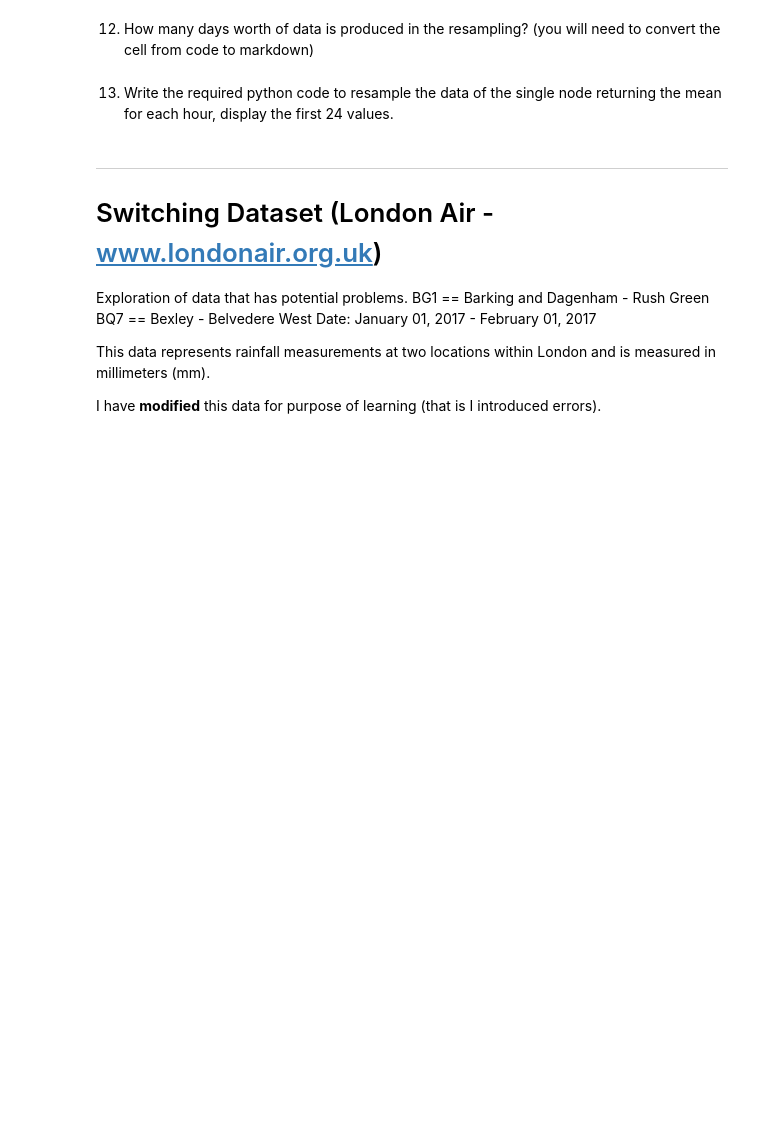
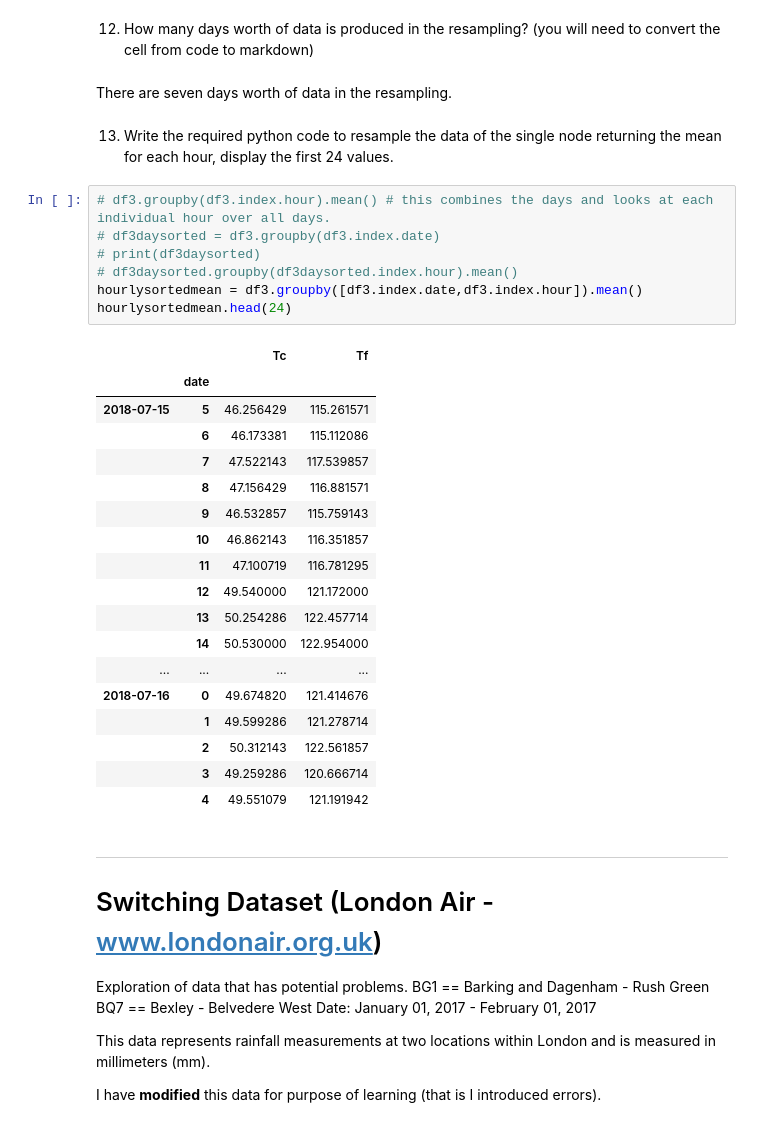
Before and after one commit to eparrish64/csci627-assignment01-eparrish64, a Jupyter notebook: CSCI627-assignment01.ipynb, the cells around one changed output. Drawn from its saved outputs; the diff is of its cells as text; blank space fills up the shorter version.

```diff
--- a/CSCI627-assignment01.ipynb
+++ b/CSCI627-assignment01.ipynb
@@ -130,7 +223,35 @@ df3.groupby(df3.index).mean()
 # %% [markdown]
 12. How many days worth of data is produced in the resampling? (you will need to convert the cell from code to markdown)
+# %% [markdown]
+There are seven days worth of data in the resampling.
 # %% [markdown]
 13. Write the required python code to resample the data of the single node returning the mean for each hour, display the first 24 values.
+# %%
+# df3.groupby(df3.index.hour).mean() # this combines the days and looks at each individual hour over all days.
+# df3daysorted = df3.groupby(df3.index.date)
+# print(df3daysorted)
+# df3daysorted.groupby(df3daysorted.index.hour).mean()
+hourlysortedmean = df3.groupby([df3.index.date,df3.index.hour]).mean()
+hourlysortedmean.head(24)
+# %% [output]
+|  |  | Tc | Tf |
+|  | date |  |  |
+| 2018-07-15 | 5 | 46.256429 | 115.261571 |
+|  | 6 | 46.173381 | 115.112086 |
+|  | 7 | 47.522143 | 117.539857 |
+|  | 8 | 47.156429 | 116.881571 |
+|  | 9 | 46.532857 | 115.759143 |
+|  | 10 | 46.862143 | 116.351857 |
+|  | 11 | 47.100719 | 116.781295 |
+|  | 12 | 49.540000 | 121.172000 |
+|  | 13 | 50.254286 | 122.457714 |
+|  | 14 | 50.530000 | 122.954000 |
+| ... | ... | ... | ... |
+| 2018-07-16 | 0 | 49.674820 | 121.414676 |
+|  | 1 | 49.599286 | 121.278714 |
+|  | 2 | 50.312143 | 122.561857 |
+|  | 3 | 49.259286 | 120.666714 |
+|  | 4 | 49.551079 | 121.191942 |
 # %% [markdown]
 ---
 # Switching Dataset (London Air - www.londonair.org.uk)
```
Also changed, not shown: parts of 21 cells of this notebook.
